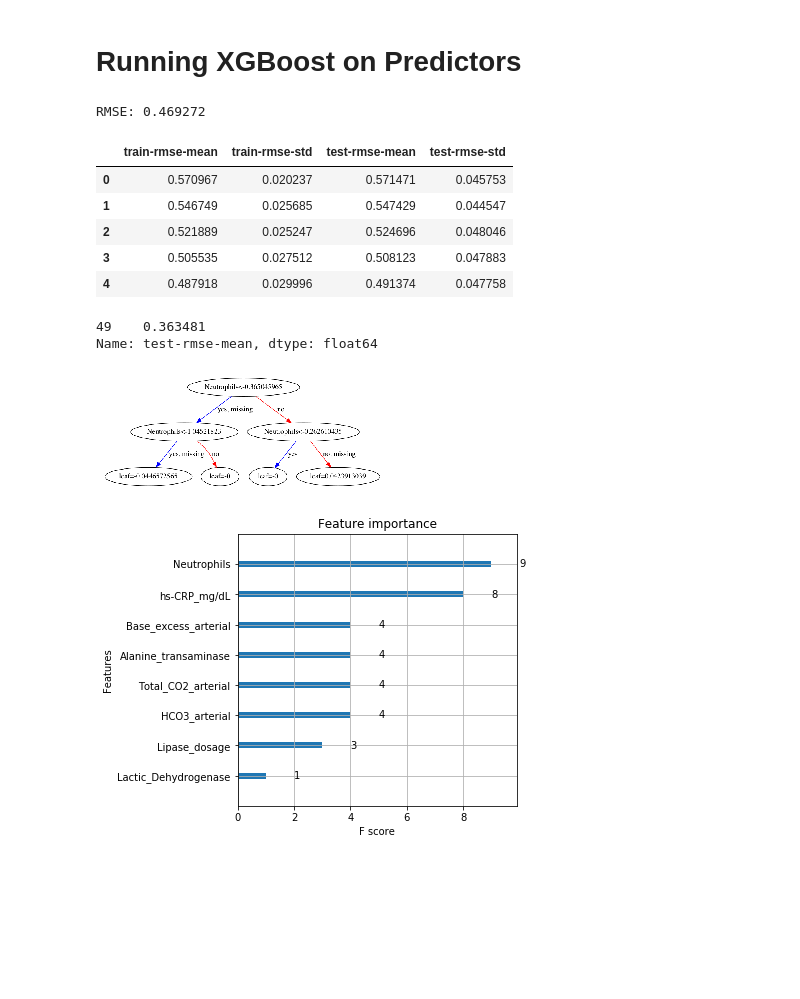
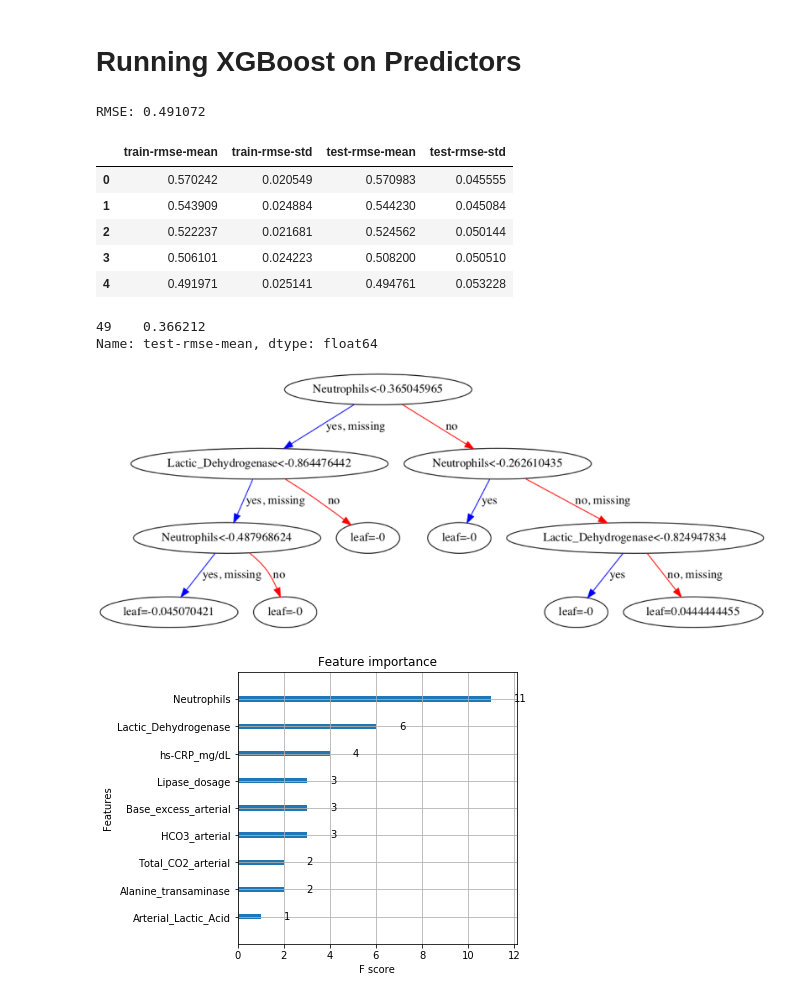
Before and after one commit to akchikkula111/cs8920S, a Jupyter notebook: XGBoost.ipynb, the cells around one changed output. Drawn from its saved outputs; the diff is of its cells as text; code cells hidden in the pictures; blank space fills up the shorter version.

```diff
--- a/XGBoost.ipynb
+++ b/XGBoost.ipynb
@@ -14,7 +14,7 @@ df=df.loc[(df['SARS-Cov-2 exam result'] == 1)]
 df=df.drop(['SARS-Cov-2 exam result','Patient addmited to intensive care unit (1=yes, 0=no)','Patient addmited to semi-intensive unit (1=yes, 0=no)','Patient addmited to regular ward (1=yes, 0=no)'], axis=1)
 
 #New feature & correlation set with only strong features
-df_feat=df[['Base_excess_arterial','Total_CO2_arterial','HCO3_arterial','hs-CRP_mg/dL','Alanine_transaminase', 'Lactic_Dehydrogenase', 'Neutrophils', 'Lipase_dosage','criticality']];
+df_feat=df[['Base_excess_arterial','Total_CO2_arterial','HCO3_arterial','hs-CRP_mg/dL','Alanine_transaminase', 'Lactic_Dehydrogenase', 'Neutrophils', 'Lipase_dosage','Arterial_Lactic_Acid','criticality']];
 
 X,y =df_feat.iloc[:,:-1], df_feat.iloc[:,-1]
 data_dmatrix = xgb.DMatrix(data=X,label=y)
@@ -30,7 +30,7 @@ preds = xg_reg.predict(X_test)
 rmse = np.sqrt(mean_squared_error(y_test, preds))
 print("RMSE: %f" % (rmse))
 # %% [output]
-RMSE: 0.469272
+RMSE: 0.491072
 # %%
 params = {"objective":"reg:squarederror",'colsample_bytree': 0.3,'learning_rate': 0.1,
                 'max_depth': 5, 'alpha': 10}
@@ -41,28 +41,28 @@ cv_results = xgb.cv(dtrain=data_dmatrix, params=params, nfold=3,
 cv_results.head()
 # %% [output]
 |  | train-rmse-mean | train-rmse-std | test-rmse-mean | test-rmse-std |
-| 0 | 0.570967 | 0.020237 | 0.571471 | 0.045753 |
-| 1 | 0.546749 | 0.025685 | 0.547429 | 0.044547 |
-| 2 | 0.521889 | 0.025247 | 0.524696 | 0.048046 |
-| 3 | 0.505535 | 0.027512 | 0.508123 | 0.047883 |
-| 4 | 0.487918 | 0.029996 | 0.491374 | 0.047758 |
+| 0 | 0.570242 | 0.020549 | 0.570983 | 0.045555 |
+| 1 | 0.543909 | 0.024884 | 0.544230 | 0.045084 |
+| 2 | 0.522237 | 0.021681 | 0.524562 | 0.050144 |
+| 3 | 0.506101 | 0.024223 | 0.508200 | 0.050510 |
+| 4 | 0.491971 | 0.025141 | 0.494761 | 0.053228 |
 # %%
 print((cv_results["test-rmse-mean"]).tail(1))
 # %% [output]
-49    0.363481
+49    0.366212
 Name: test-rmse-mean, dtype: float64
 # %%
 xg_reg = xgb.train(params=params, dtrain=data_dmatrix, num_boost_round=10)
 # %%
 import matplotlib.pyplot as plt
 xgb.plot_tree(xg_reg,num_trees=0)
-plt.rcParams['figure.figsize'] = [100, 50]
+plt.rcParams['figure.figsize'] = [100, 100]
 plt.show()
 # %% [output]
-[figure, old version]
+[figure, new version]
 # %%
 xgb.plot_importance(xg_reg)
 plt.rcParams['figure.figsize'] = [5, 5]
 plt.show()
 # %% [output]
-[figure, old version]
+[figure, new version]
```
Also changed, not shown: 2 other files.
